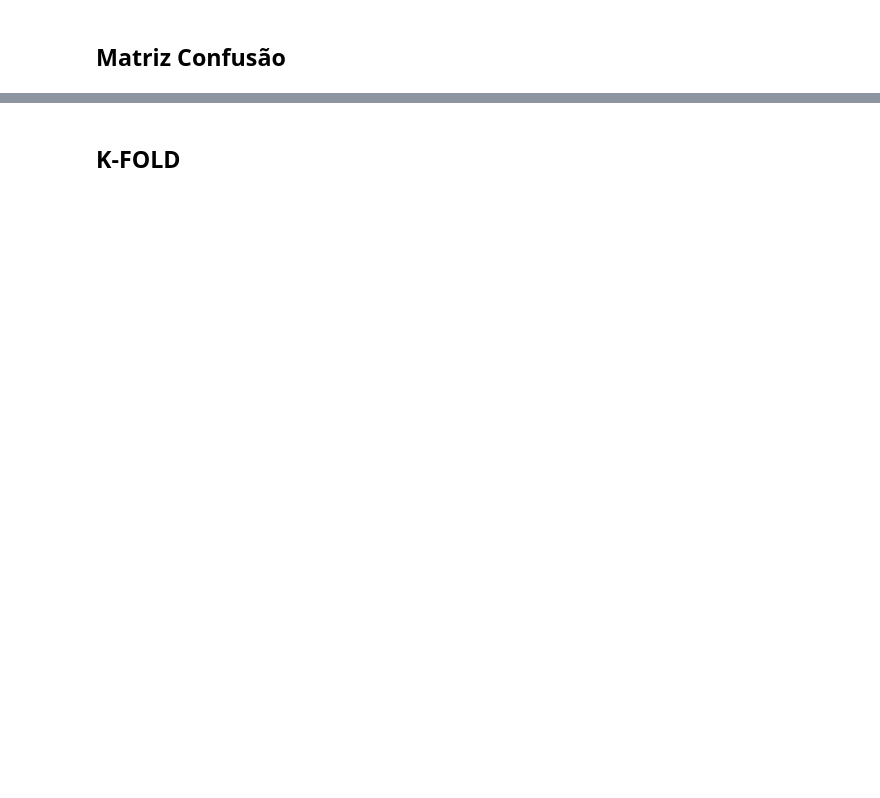
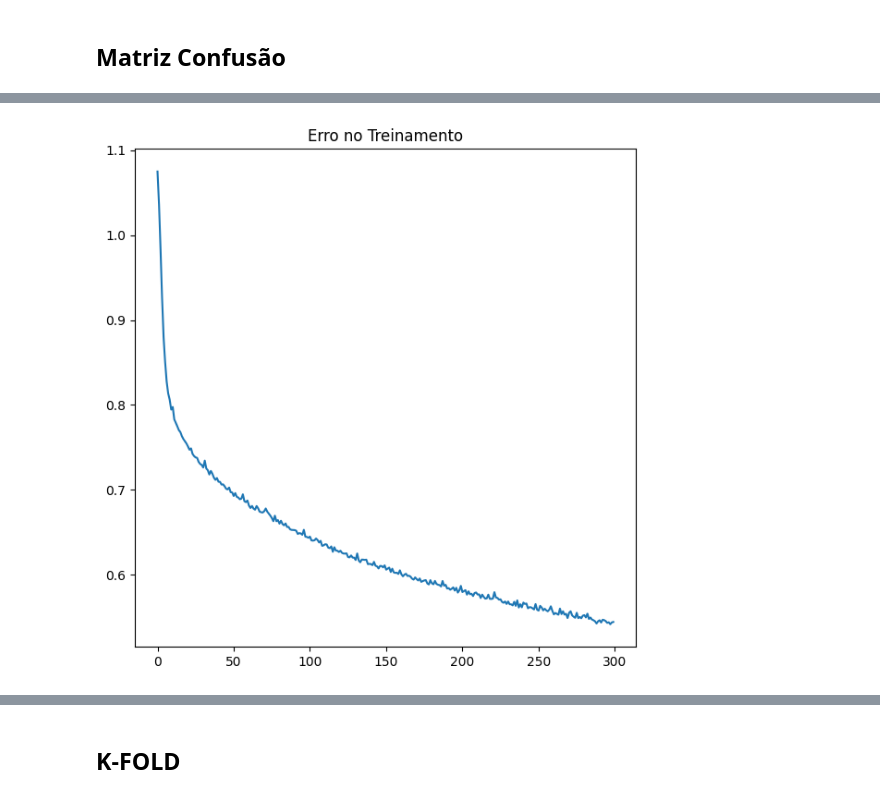
Before and after one commit to jo-alves01/rna-aa3, a Jupyter notebook: rna_mhr-carlos.ipynb, the cells around one changed output, grey strips where cells are left out. Cells and saved outputs as stored; diff of their text form; code cells hidden in the pictures; blank space fills up the shorter version.

```diff
--- a/rna_mhr-carlos.ipynb
+++ b/rna_mhr-carlos.ipynb
@@ -50,6 +49,13 @@ from keras.utils import np_utils
 %matplotlib inline
 # %% [markdown]
 ## Funções úteis
+# %%
+def loss_graph(loss):
+    loss_values = loss
+    fig, ax = plt.subplots(figsize=(7, 7))
+    plt.title("Erro no Treinamento")
+    plt.plot(loss_values)
+    plt.show()
 # %%
 def plot_hist_box(data, col):
     fig, ax = plt.subplots(1, 2, figsize=(12, 4))
@@ -420,0 +420,4 @@ print('Revocação para MLP3: ', recall_score(y_test, test_predictions3,average=
+# %%
+loss_graph(adam_01.loss_curve_)
+# %% [output]
+[figure, added]
```
Also changed, not shown: parts of 35 cells of this notebook.
